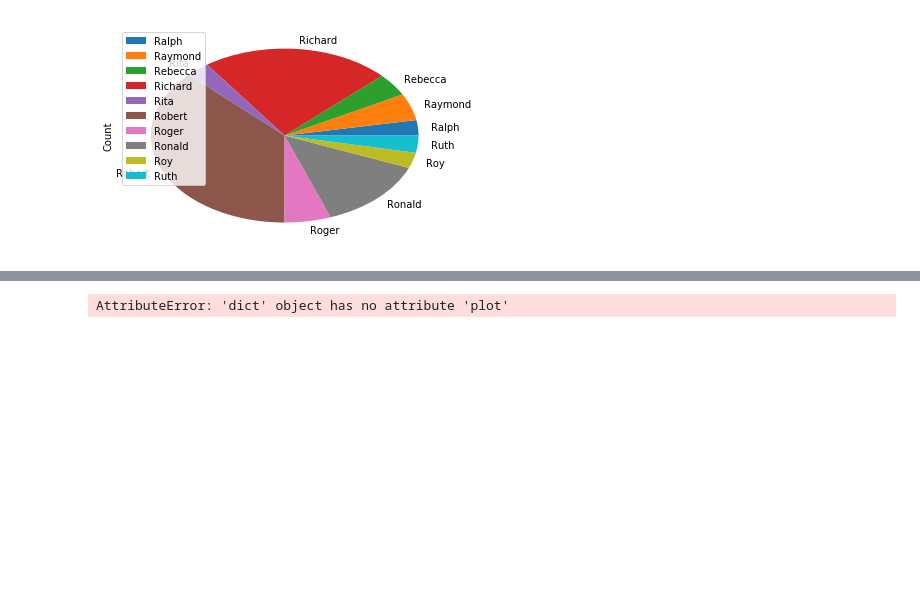
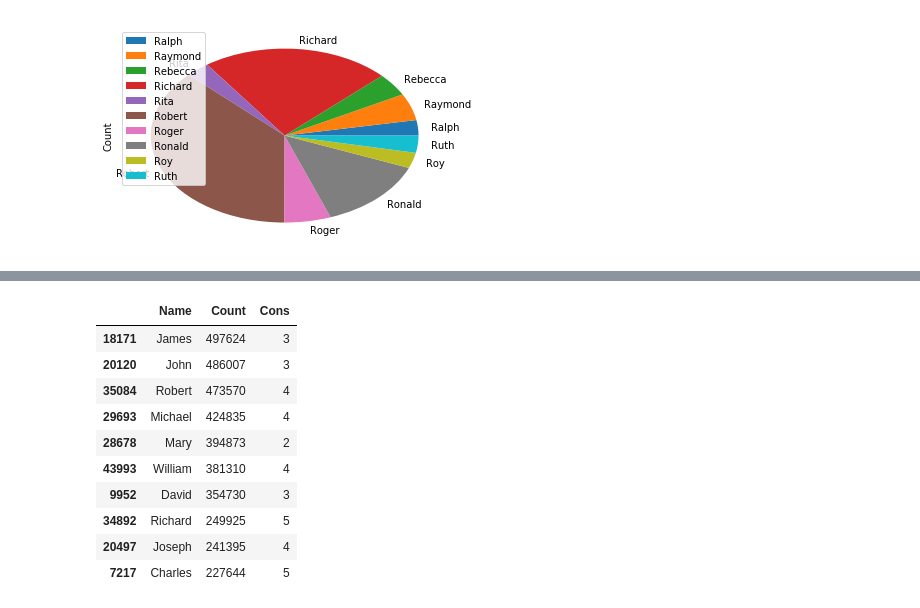
Before and after one commit to AntonZagorodniy/Data_visualization, a Jupyter notebook: Data_visualization.ipynb, the cells around one changed output, grey strips where cells are left out. Cells and saved outputs as stored; diff of their text form; code cells hidden in the pictures; blank space fills up the shorter version.

```diff
--- a/Data_visualization.ipynb
+++ b/Data_visualization.ipynb
@@ -82,7 +80,3 @@ print(len(names_all_years['Count']))
-# %%
-names_all_years.plot.scatter(y='Count')#(x='Name', y='Count')
-# %% [output]
-AttributeError: 'dict' object has no attribute 'plot'
 # %%
 def count(word):
     consonants = 0
@@ -101,5 +94,17 @@ for i in range (len(names_all_years)):
 # %%
-# names_all_years['Cons'] = names_all_years.apply(lambda row: count(row.Name), axis=1)
-# names_all
+names_all_years['Cons'] = names_all_years.apply(lambda row: count(row.Name), axis=1)
+names_all_years
+# %% [output]
+|  | Name | Count | Cons |
+| 18171 | James | 497624 | 3 |
+| 20120 | John | 486007 | 3 |
+| 35084 | Robert | 473570 | 4 |
+| 29693 | Michael | 424835 | 4 |
+| 28678 | Mary | 394873 | 2 |
+| 43993 | William | 381310 | 4 |
+| 9952 | David | 354730 | 3 |
+| 34892 | Richard | 249925 | 5 |
+| 20497 | Joseph | 241395 | 4 |
+| 7217 | Charles | 227644 | 5 |
 # %%
 def count_consonants(group):
```
Also changed, not shown: parts of 3 cells of this notebook.
